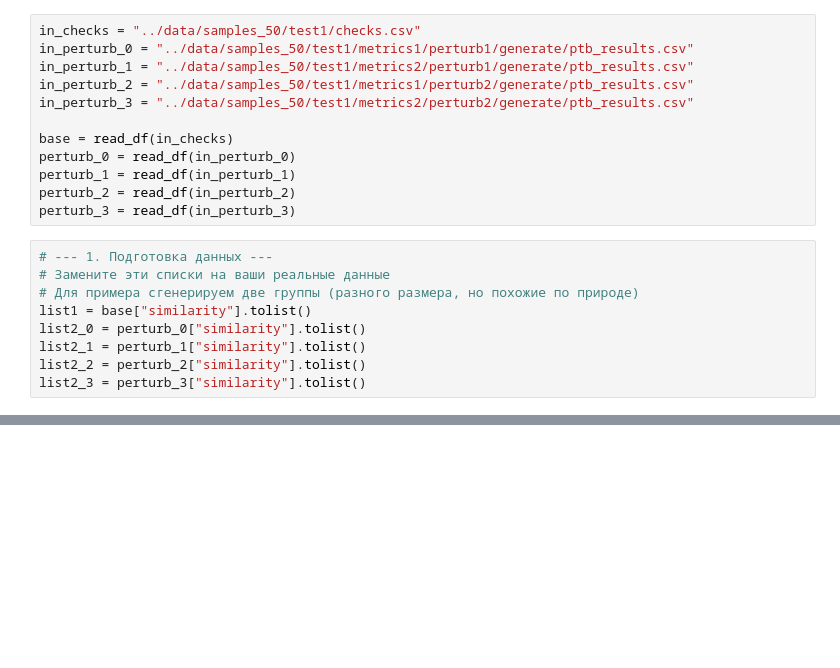
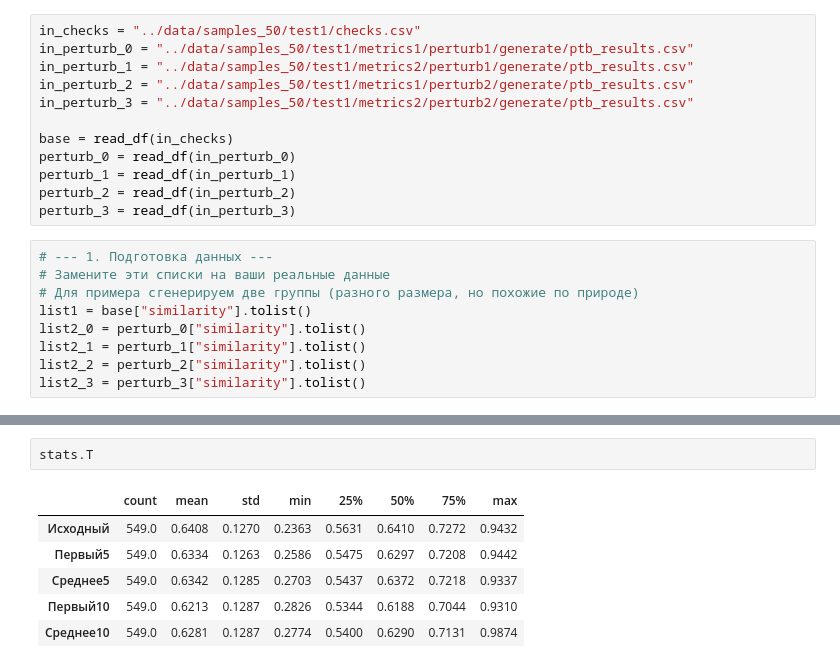
Before and after one commit to lenow55/perturbations-via-logprobs, a Jupyter notebook: research/100Compare_qwen3_5-9b.ipynb, the cells around one changed output, grey strips where cells are left out. Cells and saved outputs as stored; diff of their text form; blank space fills up the shorter version.

```diff
--- a/research/100Compare_qwen3_5-9b.ipynb
+++ b/research/100Compare_qwen3_5-9b.ipynb
@@ -121,0 +159,9 @@ fig.show()
+# %%
+stats.T
+# %% [output]
+|  | count | mean | std | min | 25% | 50% | 75% | max |
+| Исходный | 549.0 | 0.6408 | 0.1270 | 0.2363 | 0.5631 | 0.6410 | 0.7272 | 0.9432 |
+| Первый5 | 549.0 | 0.6334 | 0.1263 | 0.2586 | 0.5475 | 0.6297 | 0.7208 | 0.9442 |
+| Среднее5 | 549.0 | 0.6342 | 0.1285 | 0.2703 | 0.5437 | 0.6372 | 0.7218 | 0.9337 |
+| Первый10 | 549.0 | 0.6213 | 0.1287 | 0.2826 | 0.5344 | 0.6188 | 0.7044 | 0.9310 |
+| Среднее10 | 549.0 | 0.6281 | 0.1287 | 0.2774 | 0.5400 | 0.6290 | 0.7131 | 0.9874 |
```
Also changed, not shown: parts of 5 cells of this notebook, 1 other file.
